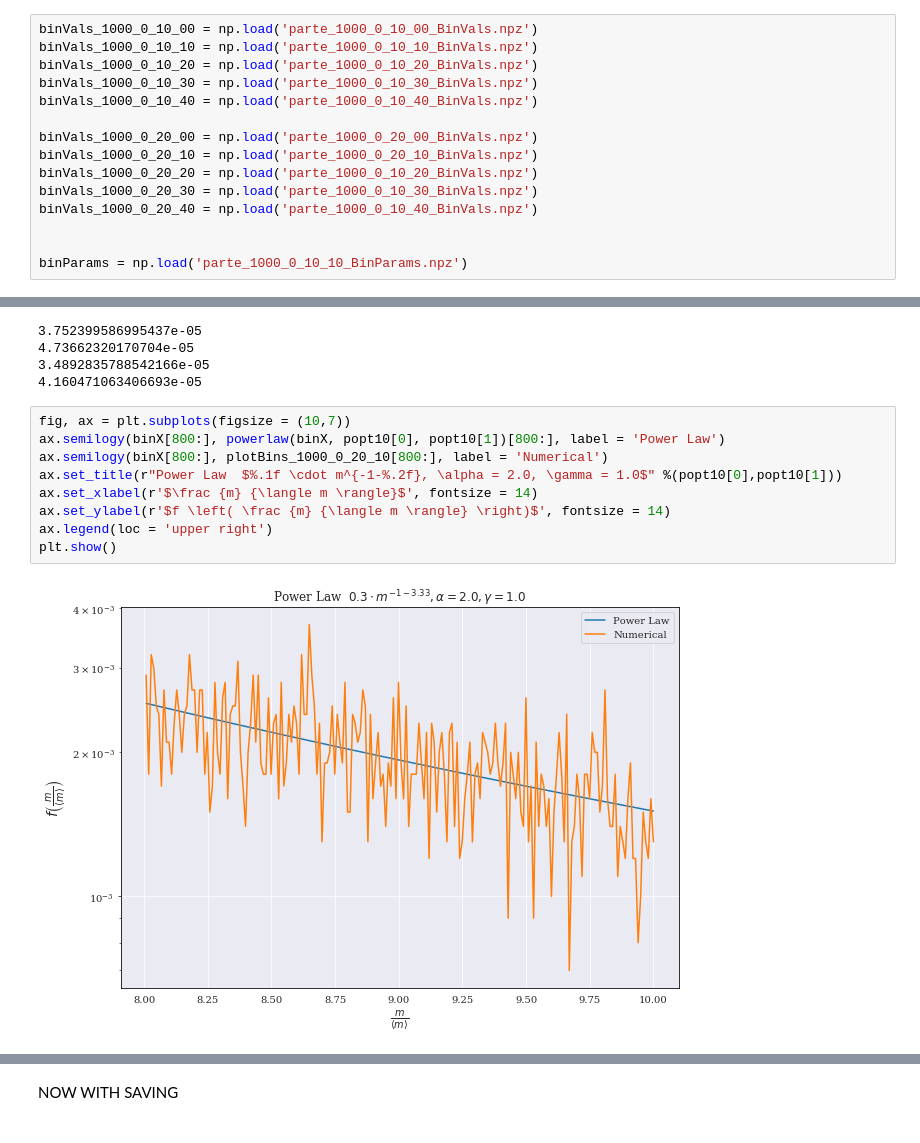
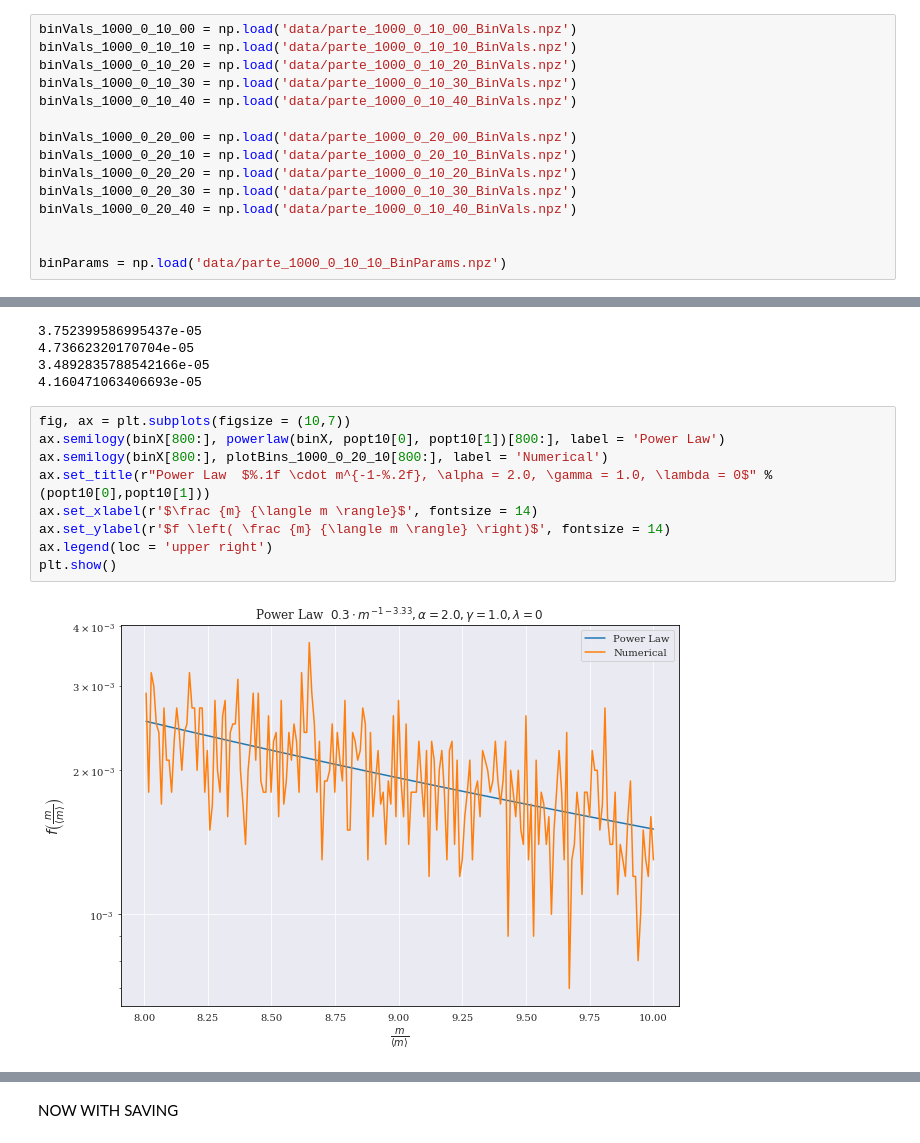
Before and after one commit to marbjo/FYS4150, a Jupyter notebook: Project5/proj5notebook.ipynb, the cells around one changed output, grey strips where cells are left out. Drawn from its saved outputs; the diff is of its cells as text.

Commit message:
more plots

```diff
--- a/Project5/proj5notebook.ipynb
+++ b/Project5/proj5notebook.ipynb
@@ -506,20 +550,20 @@ plt.show()
 # %% [output]
 [figure]
 # %%
-binVals_1000_0_10_00 = np.load('parte_1000_0_10_00_BinVals.npz')
-binVals_1000_0_10_10 = np.load('parte_1000_0_10_10_BinVals.npz')
-binVals_1000_0_10_20 = np.load('parte_1000_0_10_20_BinVals.npz')
-binVals_1000_0_10_30 = np.load('parte_1000_0_10_30_BinVals.npz')
-binVals_1000_0_10_40 = np.load('parte_1000_0_10_40_BinVals.npz')
+binVals_1000_0_10_00 = np.load('data/parte_1000_0_10_00_BinVals.npz')
+binVals_1000_0_10_10 = np.load('data/parte_1000_0_10_10_BinVals.npz')
+binVals_1000_0_10_20 = np.load('data/parte_1000_0_10_20_BinVals.npz')
+binVals_1000_0_10_30 = np.load('data/parte_1000_0_10_30_BinVals.npz')
+binVals_1000_0_10_40 = np.load('data/parte_1000_0_10_40_BinVals.npz')
 
-binVals_1000_0_20_00 = np.load('parte_1000_0_20_00_BinVals.npz')
-binVals_1000_0_20_10 = np.load('parte_1000_0_20_10_BinVals.npz')
-binVals_1000_0_20_20 = np.load('parte_1000_0_10_20_BinVals.npz')
-binVals_1000_0_20_30 = np.load('parte_1000_0_10_30_BinVals.npz')
-binVals_1000_0_20_40 = np.load('parte_1000_0_10_40_BinVals.npz')
+binVals_1000_0_20_00 = np.load('data/parte_1000_0_20_00_BinVals.npz')
+binVals_1000_0_20_10 = np.load('data/parte_1000_0_20_10_BinVals.npz')
+binVals_1000_0_20_20 = np.load('data/parte_1000_0_10_20_BinVals.npz')
+binVals_1000_0_20_30 = np.load('data/parte_1000_0_10_30_BinVals.npz')
+binVals_1000_0_20_40 = np.load('data/parte_1000_0_10_40_BinVals.npz')
 
 
-binParams = np.load('parte_1000_0_10_10_BinParams.npz')
+binParams = np.load('data/parte_1000_0_10_10_BinParams.npz')
 # %%
 #had to increase transactions to 1e6. save time with mc= 1e3. not ideal but otherwise this would take 1000 years
 #to run
@@ -620,14 +692,14 @@ print(err40)
 # %%
 fig, ax = plt.subplots(figsize = (10,7))
 ax.semilogy(binX[800:], powerlaw(binX, popt10[0], popt10[1])[800:], label = 'Power Law')
 ax.semilogy(binX[800:], plotBins_1000_0_20_10[800:], label = 'Numerical')
-ax.set_title(r"Power Law  $%.1f \cdot m^{-1-%.2f}, \alpha = 2.0, \gamma = 1.0$" %(popt10[0],popt10[1]))
+ax.set_title(r"Power Law  $%.1f \cdot m^{-1-%.2f}, \alpha = 2.0, \gamma = 1.0, \lambda = 0$" %(popt10[0],popt10[1]))
 ax.set_xlabel(r'$\frac {m} {\langle m \rangle}$', fontsize = 14)
 ax.set_ylabel(r'$f \left( \frac {m} {\langle m \rangle} \right)$', fontsize = 14)
 ax.legend(loc = 'upper right')
 plt.show()
 # %% [output]
-[figure, old version]
+[figure, new version]
 # %%
 fig, ax = plt.subplots(figsize = (10,7))
 ax.semilogy(binX[550:750], powerlaw(binX, popt20[0], popt20[1])[550:750], label = 'Power Law')
```
Also changed, not shown: parts of 17 cells of this notebook, 6 other files.
